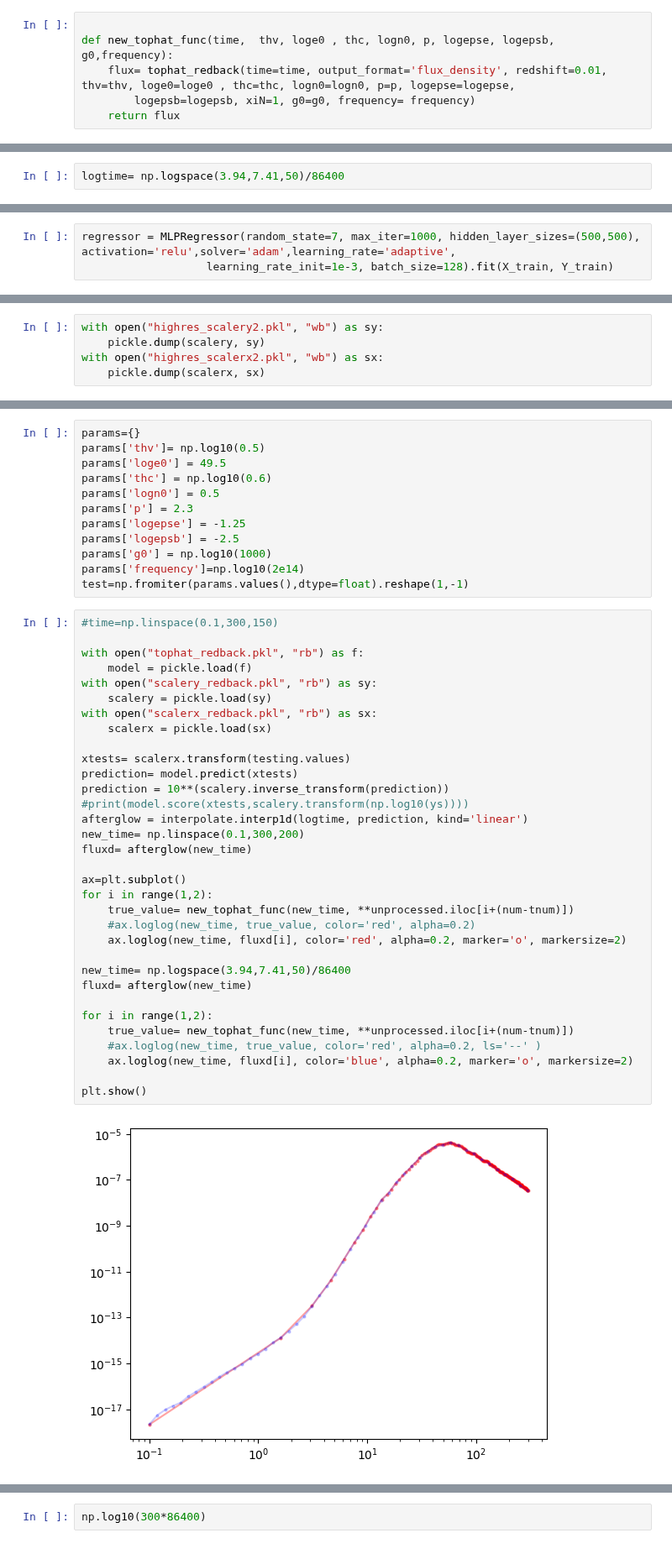
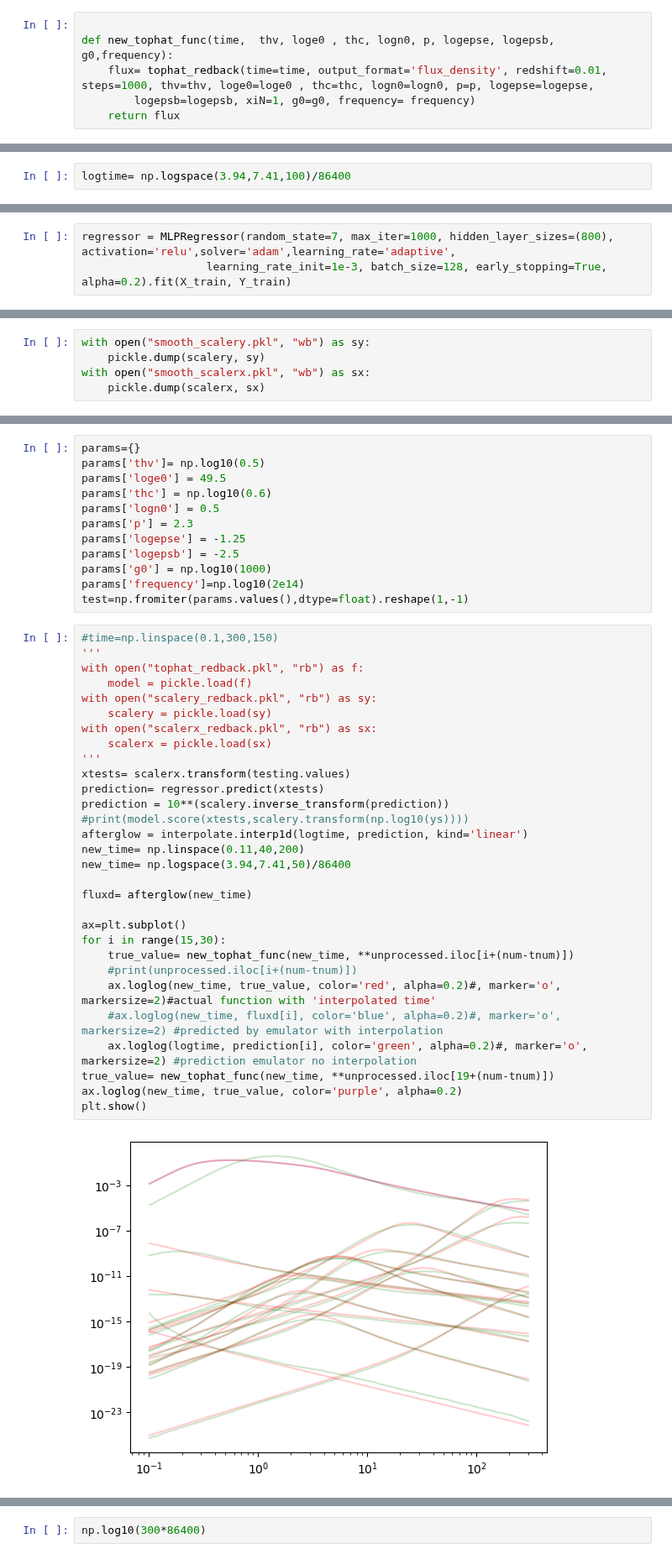
Before and after one commit to wfw23/MPhys_project, a Jupyter notebook: emulation.ipynb, the cells around one changed output, grey strips where cells are left out. Shown at 84% size. Drawn from its saved outputs; the diff is of its cells as text.

Commit message:
training smoother emulator

```diff
--- a/emulation.ipynb
+++ b/emulation.ipynb
@@ -150,7 +150,7 @@ def tophat_func(time,  thv, loge0 , thc, logn0, p, logepse, logepsb, g0,frequenc
 # %%
 
 def new_tophat_func(time,  thv, loge0 , thc, logn0, p, logepse, logepsb, g0,frequency):
-    flux= tophat_redback(time=time, output_format='flux_density', redshift=0.01,  thv=thv, loge0=loge0 , thc=thc, logn0=logn0, p=p, logepse=logepse,
+    flux= tophat_redback(time=time, output_format='flux_density', redshift=0.01, steps=1000, thv=thv, loge0=loge0 , thc=thc, logn0=logn0, p=p, logepse=logepse,
         logepsb=logepsb, xiN=1, g0=g0, frequency= frequency)
     return flux
 # %%
@@ -230,7 +235,7 @@ time4=np.insert(time4,5,np.linspace(1.2,10,15))
 time4=np.insert(time4,20,np.linspace(12,100,50))
 time4=np.insert(time4,70,np.linspace(102,300,80))
 # %%
-logtime= np.logspace(3.94,7.41,50)/86400
+logtime= np.logspace(3.94,7.41,100)/86400
 # %%
 #time = np.linspace(0.1, 300, 150) #xs
 ys = np.zeros((num-tnum, len(logtime)))  #ys
@@ -265,5 +270,5 @@ X_test= scalerx.transform(testing.values)
 #params=np.array([0.5, 50.0 , 0.02, 1, 2.13,-1.25,-2.5, 1000])
 #prediction = regr.predict(params.reshape(1,-1))
 # %%
-regressor = MLPRegressor(random_state=7, max_iter=1000, hidden_layer_sizes=(500,500), activation='relu',solver='adam',learning_rate='adaptive',
-                   learning_rate_init=1e-3, batch_size=128).fit(X_train, Y_train)
+regressor = MLPRegressor(random_state=7, max_iter=1000, hidden_layer_sizes=(800), activation='relu',solver='adam',learning_rate='adaptive',
+                   learning_rate_init=1e-3, batch_size=128, early_stopping=True, alpha=0.2).fit(X_train, Y_train)
@@ -335,8 +367,8 @@ with open("highres_tophat_redback2.pkl", "wb") as file:
     pickle.dump(regressor, file)
 # %%
-with open("highres_scalery2.pkl", "wb") as sy:
+with open("smooth_scalery.pkl", "wb") as sy:
     pickle.dump(scalery, sy)
-with open("highres_scalerx2.pkl", "wb") as sx:
+with open("smooth_scalerx.pkl", "wb") as sx:
     pickle.dump(scalerx, sx)
 # %%
 with open("new_scalery.pkl", "wb") as sy:
@@ -357,36 +389,33 @@ params['frequency']=np.log10(2e14)
 test=np.fromiter(params.values(),dtype=float).reshape(1,-1)
 # %%
 #time=np.linspace(0.1,300,150)
-
+'''
 with open("tophat_redback.pkl", "rb") as f:
     model = pickle.load(f)
 with open("scalery_redback.pkl", "rb") as sy:
     scalery = pickle.load(sy)
 with open("scalerx_redback.pkl", "rb") as sx:
     scalerx = pickle.load(sx)
-
+'''
 xtests= scalerx.transform(testing.values)
-prediction= model.predict(xtests)
+prediction= regressor.predict(xtests)
 prediction = 10**(scalery.inverse_transform(prediction))
 #print(model.score(xtests,scalery.transform(np.log10(ys))))
 afterglow = interpolate.interp1d(logtime, prediction, kind='linear')
-new_time= np.linspace(0.1,300,200)
+new_time= np.linspace(0.11,40,200)
+new_time= np.logspace(3.94,7.41,50)/86400
+
 fluxd= afterglow(new_time)
 
 ax=plt.subplot()
-for i in range(1,2):
+for i in range(15,30):
     true_value= new_tophat_func(new_time, **unprocessed.iloc[i+(num-tnum)])
-    #ax.loglog(new_time, true_value, color='red', alpha=0.2)
-    ax.loglog(new_time, fluxd[i], color='red', alpha=0.2, marker='o', markersize=2)
-
-new_time= np.logspace(3.94,7.41,50)/86400
-fluxd= afterglow(new_time)
-
-for i in range(1,2):
-    true_value= new_tophat_func(new_time, **unprocessed.iloc[i+(num-tnum)])
-    #ax.loglog(new_time, true_value, color='red', alpha=0.2, ls='--' )
-    ax.loglog(new_time, fluxd[i], color='blue', alpha=0.2, marker='o', markersize=2)
-
+    #print(unprocessed.iloc[i+(num-tnum)])
+    ax.loglog(new_time, true_value, color='red', alpha=0.2)#, marker='o', markersize=2)#actual function with 'interpolated time'
+    #ax.loglog(new_time, fluxd[i], color='blue', alpha=0.2)#, marker='o', markersize=2) #predicted by emulator with interpolation
+    ax.loglog(logtime, prediction[i], color='green', alpha=0.2)#, marker='o', markersize=2) #prediction emulator no interpolation
+true_value= new_tophat_func(new_time, **unprocessed.iloc[19+(num-tnum)])
+ax.loglog(new_time, true_value, color='purple', alpha=0.2)
 plt.show()
 # %% [output]
-[figure, old version]
+[figure, new version]
```
Also changed, not shown: parts of 12 cells of this notebook, 24 other files.
